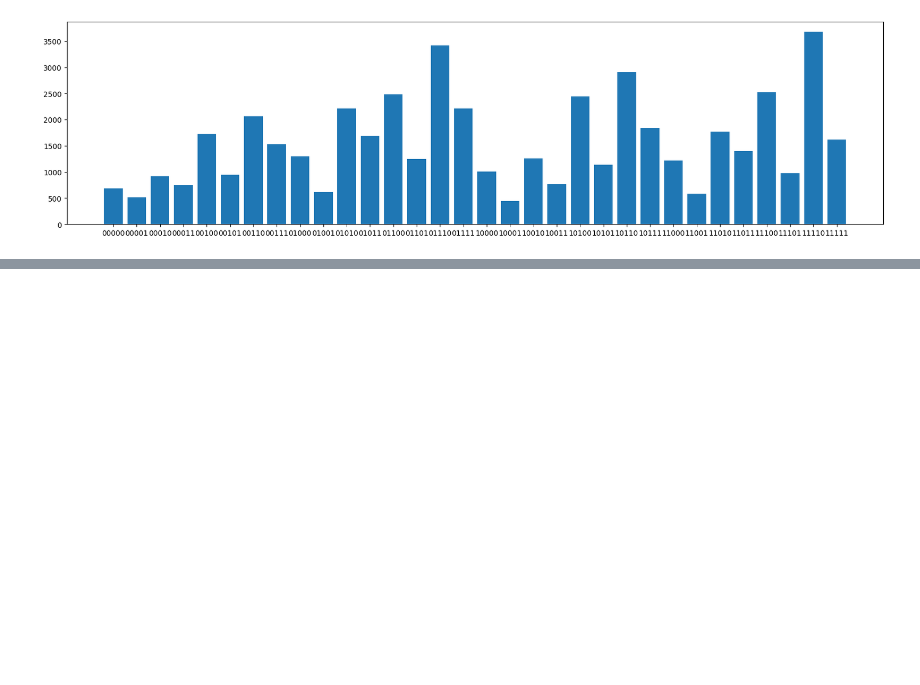
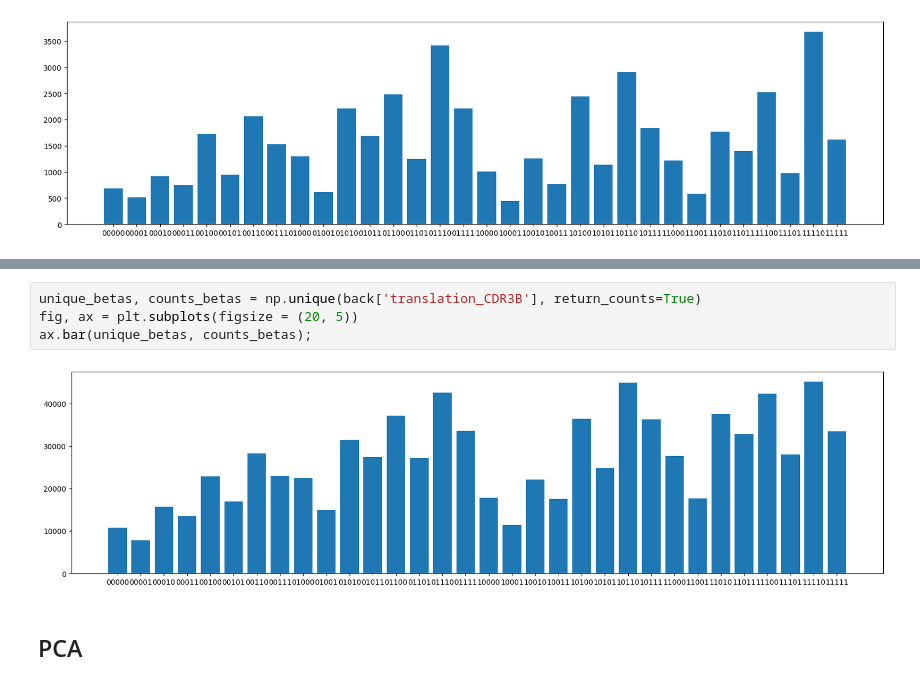
Before and after one commit to jhenderson0/cruk_datathon_team_6, a Jupyter notebook: notebooks/reduced_alphabet.ipynb, the cells around one changed output, grey strips where cells are left out. Saved outputs shown, nothing was run; the diff lists cells and outputs as text; blank space fills up the shorter version.

```diff
--- a/notebooks/reduced_alphabet.ipynb
+++ b/notebooks/reduced_alphabet.ipynb
@@ -220,0 +241,8 @@ ax.bar(unique_betas,counts_betas);
+# %%
+unique_betas, counts_betas = np.unique(back['translation_CDR3B'], return_counts=True)
+fig, ax = plt.subplots(figsize = (20, 5))
+ax.bar(unique_betas, counts_betas);
+# %% [output]
+[figure, added]
+# %% [markdown]
+## PCA
```
Also changed, not shown: parts of 13 cells of this notebook.
